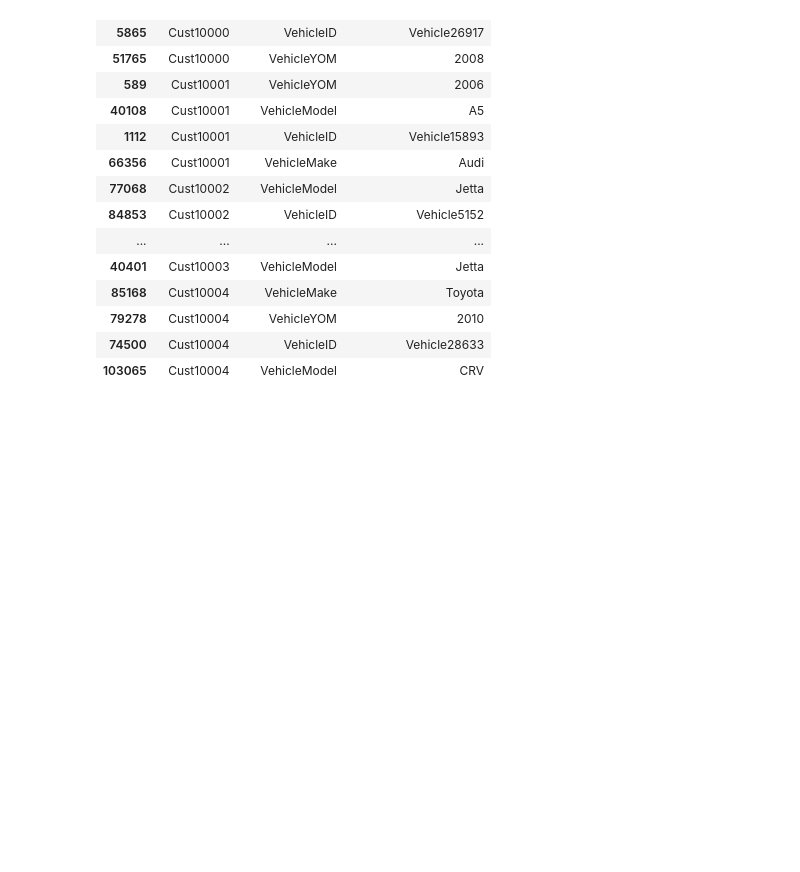
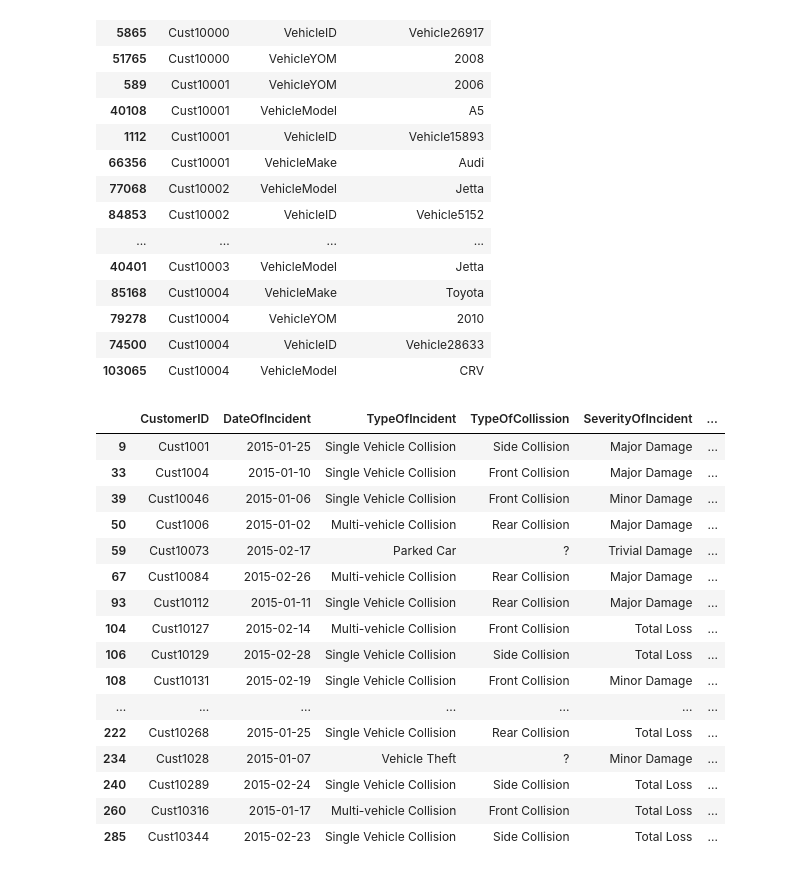
Before and after one commit to Kcorb0/Fraud-Detection, a Jupyter notebook: FraudDetection.ipynb, the cells around one changed output. Cells and saved outputs as stored; diff of their text form; code cells hidden in the pictures; blank space fills up the shorter version.

```diff
--- a/FraudDetection.ipynb
+++ b/FraudDetection.ipynb
@@ -102,3 +103,26 @@ vehicle_db.head()
 | 79278 | Cust10004 | VehicleYOM | 2010 |
 | 74500 | Cust10004 | VehicleID | Vehicle28633 |
 | 103065 | Cust10004 | VehicleModel | CRV |
+# %%
+claims_with_labels = pd.merge(claims_db, customers_target_db, on='CustomerID')
+claims_condition_true = claims_with_labels['ReportedFraud'] == 'Y'
+
+claims_with_labels[claims_condition].head(20)
+# %% [output]
+|  | CustomerID | DateOfIncident | TypeOfIncident | TypeOfCollission | SeverityOfIncident | ... |
+| 9 | Cust1001 | 2015-01-25 | Single Vehicle Collision | Side Collision | Major Damage | ... |
+| 33 | Cust1004 | 2015-01-10 | Single Vehicle Collision | Front Collision | Major Damage | ... |
+| 39 | Cust10046 | 2015-01-06 | Single Vehicle Collision | Front Collision | Minor Damage | ... |
+| 50 | Cust1006 | 2015-01-02 | Multi-vehicle Collision | Rear Collision | Major Damage | ... |
+| 59 | Cust10073 | 2015-02-17 | Parked Car | ? | Trivial Damage | ... |
+| 67 | Cust10084 | 2015-02-26 | Multi-vehicle Collision | Rear Collision | Major Damage | ... |
+| 93 | Cust10112 | 2015-01-11 | Single Vehicle Collision | Rear Collision | Major Damage | ... |
+| 104 | Cust10127 | 2015-02-14 | Multi-vehicle Collision | Front Collision | Total Loss | ... |
+| 106 | Cust10129 | 2015-02-28 | Single Vehicle Collision | Side Collision | Total Loss | ... |
+| 108 | Cust10131 | 2015-02-19 | Single Vehicle Collision | Front Collision | Minor Damage | ... |
+| ... | ... | ... | ... | ... | ... | ... |
+| 222 | Cust10268 | 2015-01-25 | Single Vehicle Collision | Rear Collision | Total Loss | ... |
+| 234 | Cust1028 | 2015-01-07 | Vehicle Theft | ? | Minor Damage | ... |
+| 240 | Cust10289 | 2015-02-24 | Single Vehicle Collision | Side Collision | Total Loss | ... |
+| 260 | Cust10316 | 2015-01-17 | Multi-vehicle Collision | Front Collision | Total Loss | ... |
+| 285 | Cust10344 | 2015-02-23 | Single Vehicle Collision | Side Collision | Total Loss | ... |
```
Also changed, not shown: parts of 5 cells of this notebook.
